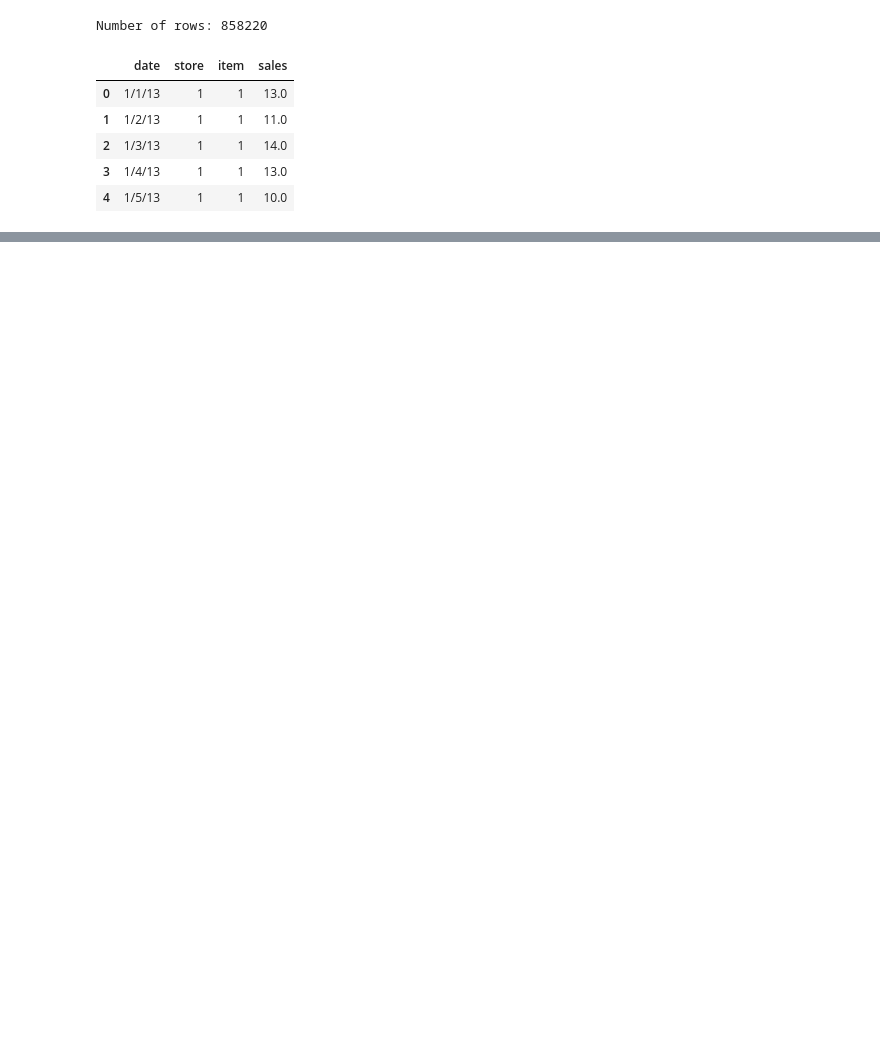
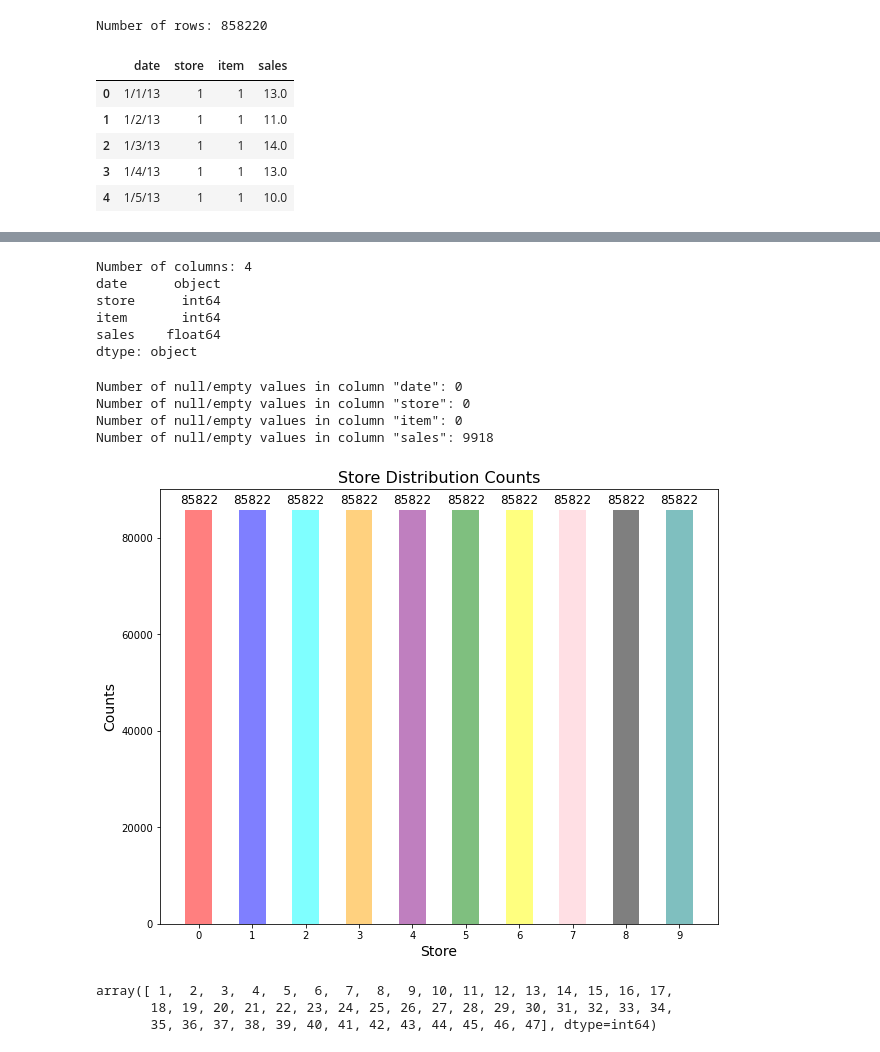
Before and after one commit to archeltaneka/sayurbox-technical-test, a Jupyter notebook: data-science.ipynb, the cells around one changed output, grey strips where cells are left out. Cells and saved outputs as stored; diff of their text form; code cells hidden in the pictures; blank space fills up the shorter version.

```diff
--- a/data-science.ipynb
+++ b/data-science.ipynb
@@ -19,0 +22,2 @@ Number of rows: 858220
+# %%
+df = raw_data.copy()
@@ -19,0 +36,56 @@ Number of rows: 858220
+# %%
+print('Number of columns:', len(df.columns))
+print(df.dtypes)
+# %% [output]
+Number of columns: 4
+date      object
+store      int64
+item       int64
+sales    float64
+dtype: object
+# %%
+for c in df.columns:
+    print('Number of null/empty values in column "{}": {}'.format(c, df[c].isnull().sum()))
+# %% [output]
+Number of null/empty values in column "date": 0
+Number of null/empty values in column "store": 0
+Number of null/empty values in column "item": 0
+Number of null/empty values in column "sales": 9918
+# %%
+# labelling function
+def autolabel(plot, font_size=12):
+    for p in plot:
+        h = p.get_height()
+        ax.annotate('{}'.format(h), fontsize=font_size,
+                   xy=(p.get_x() + p.get_width()/2, h),
+                   xytext=(0,3),
+                   textcoords='offset points',
+                   ha='center', va='bottom')
+# %%
+df_store = df[['store']].value_counts()
+df_store = pd.pivot_table(df_store.to_frame(), values=0, index=[0,1,2,3,4,5,6,7,8,9], aggfunc=np.sum)
+df_store = df_store.reset_index()
+df_store  = df_store.rename(columns={'index':'store', 0: 'Counts'})
+
+fig, ax = plt.subplots(figsize=(10,8))
+x = np.arange(10)
+width = 0.5
+# sns.barplot(data=df_store, x='store', y='Counts')
+bar = ax.bar(x, df_store['Counts'], color=['red','blue','cyan','orange','purple','green','yellow','pink','black','teal'], alpha=.5, width=width)
+
+ax.set_title('Store Distribution Counts', fontsize=16)
+ax.set_xlabel('Store', fontsize=14)
+ax.set_ylabel('Counts', fontsize=14)
+ax.set_xticks(x)
+
+autolabel(bar)
+
+plt.show()
+# %% [output]
+[figure, added]
+# %%
+df['item'].unique()
+# %% [output]
+array([ 1,  2,  3,  4,  5,  6,  7,  8,  9, 10, 11, 12, 13, 14, 15, 16, 17,
+       18, 19, 20, 21, 22, 23, 24, 25, 26, 27, 28, 29, 30, 31, 32, 33, 34,
+       35, 36, 37, 38, 39, 40, 41, 42, 43, 44, 45, 46, 47], dtype=int64)
```
Also changed, not shown: parts of 18 cells of this notebook.
